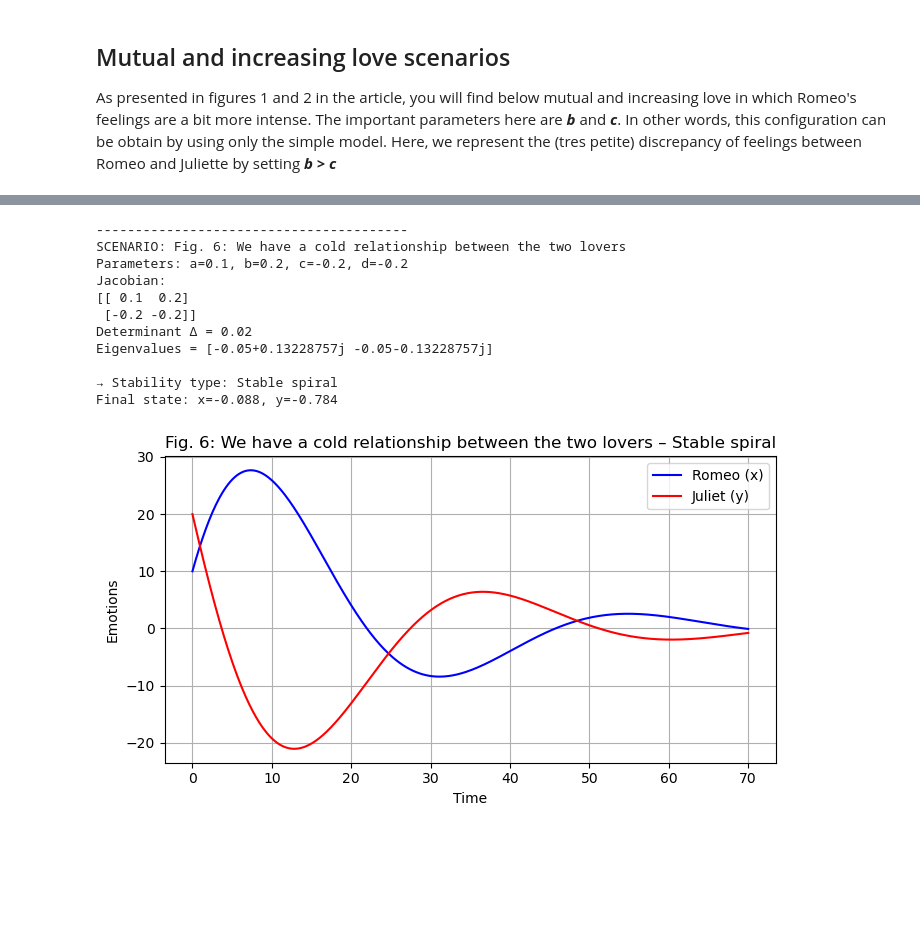
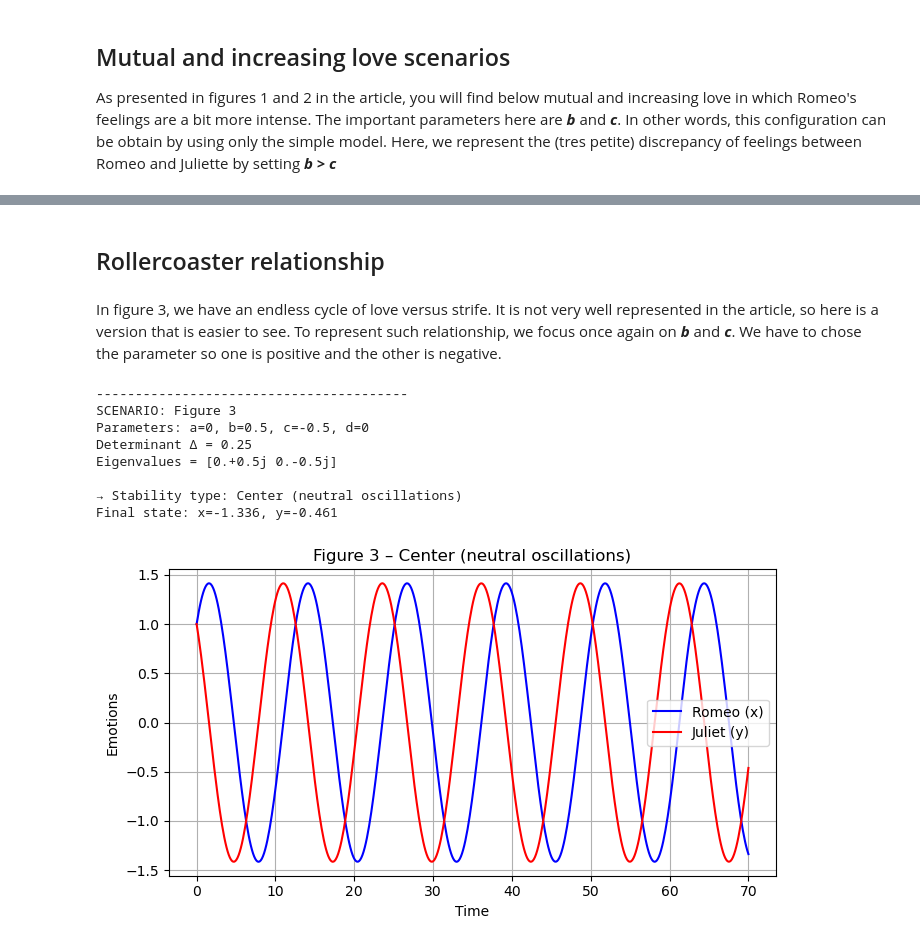
Before and after one commit to leaponsi/Psycho-Affective_Stability, a Jupyter notebook: mathmodelingproject.ipynb, the cells around one changed output, grey strips where cells are left out. Cells and saved outputs as stored; diff of their text form; code cells hidden in the pictures; blank space fills up the shorter version.

Commit message:
Add 2 others scenarios
add the rollercoaster scenario and the unrequited love scenario

```diff
--- a/mathmodelingproject.ipynb
+++ b/mathmodelingproject.ipynb
@@ -171,21 +153,23 @@ Final state: x=0.001, y=0.000
+# %% [markdown]
+## Rollercoaster relationship
+# %% [markdown]
+In figure 3, we have an endless cycle of love versus strife. It is not very well represented in the article, so here is a version that is easier to see.
+To represent such relationship, we focus once again on **_b_** and **_c_**. We have to chose the parameter so one is positive and the other is negative.
 # %%
 scenarios = {
-    "Fig. 6: We have a cold relationship between the two lovers": (0.1, 0.2, -0.2, -0.2),
+    "Figure 3": (0, 0.5, -0.5, 0)
     }
 
 # Run them all
 for name, params in scenarios.items():
-    run_scenario(name, *params, x0=10, y0=20)
+    run_scenario(name, *params, x0=1, y0=1)
 # %% [output]
 ----------------------------------------
-SCENARIO: Fig. 6: We have a cold relationship between the two lovers
-Parameters: a=0.1, b=0.2, c=-0.2, d=-0.2
-Jacobian:
-[[ 0.1  0.2]
- [-0.2 -0.2]]
-Determinant Δ = 0.02
-Eigenvalues = [-0.05+0.13228757j -0.05-0.13228757j]
+SCENARIO: Figure 3
+Parameters: a=0, b=0.5, c=-0.5, d=0
+Determinant Δ = 0.25
+Eigenvalues = [0.+0.5j 0.-0.5j]
 
-→ Stability type: Stable spiral
-Final state: x=-0.088, y=-0.784
+→ Stability type: Center (neutral oscillations)
+Final state: x=-1.336, y=-0.461
-[figure, old version]
+[figure, new version]
```
Also changed, not shown: parts of 5 cells of this notebook.
